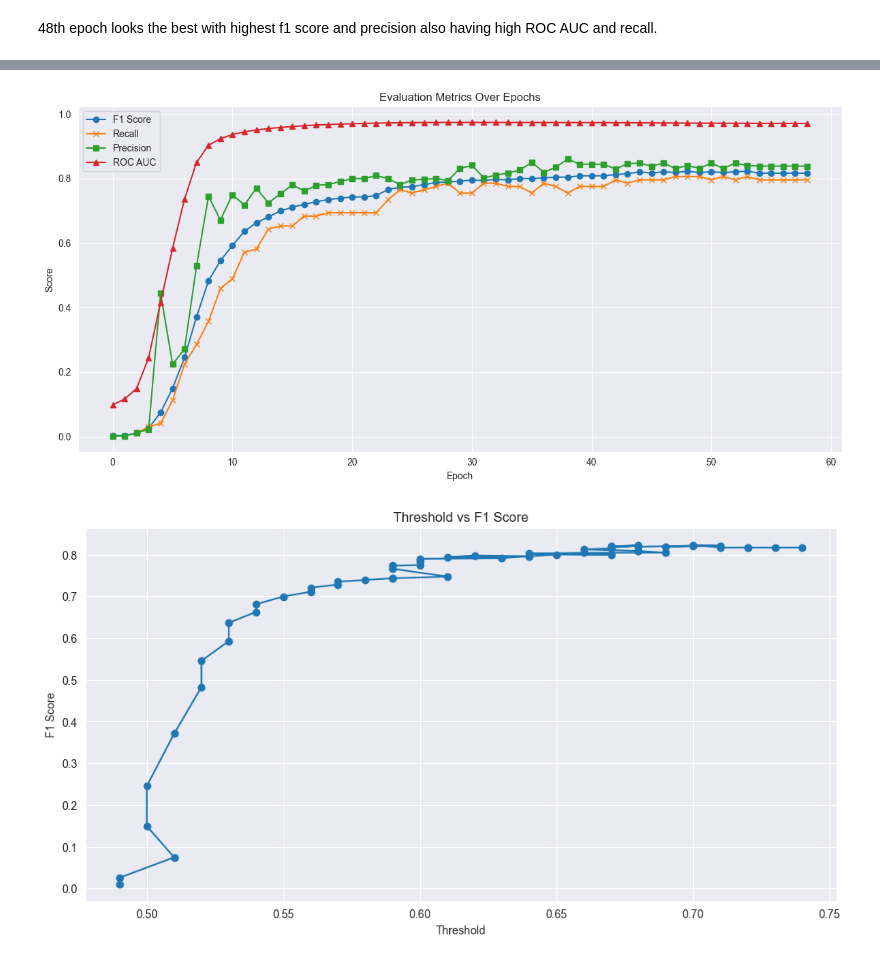
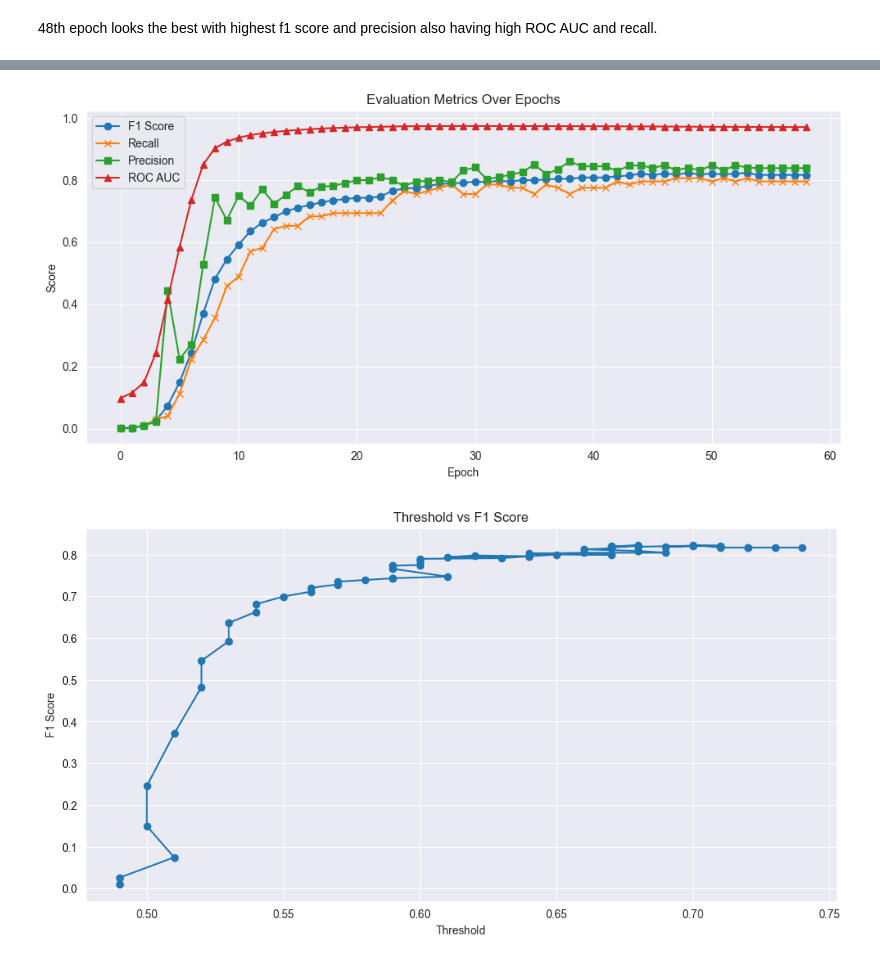
Before and after one commit to severussnape19/credit-card-fraud-detection, a Jupyter notebook: project.ipynb, the cells around one changed output, grey strips where cells are left out. Cells and saved outputs as stored; diff of their text form; code cells hidden in the pictures.

```diff
--- a/project.ipynb
+++ b/project.ipynb
@@ -264,19 +281,19 @@ Model from epoch 48 with Best Thereshold: 0.6800 | F1 = 0.8229 | Precision : 0.8
 # %%
 sns.set_style('darkgrid')
-plt.figure(figsize=(12, 6))
+plt.figure(figsize=(10, 5))
 plt.plot(epoch_count, f1_scores, label='F1 Score', marker='o')
 plt.plot(epoch_count[2:], recall_scores[2:], label='Recall', marker='x')
 plt.plot(epoch_count, precision_scores, label='Precision', marker='s')
 plt.plot(epoch_count, roc_scores, label='ROC AUC', marker='^')
 plt.xlabel('Epoch')
 plt.ylabel('Score')
 plt.title('Evaluation Metrics Over Epochs')
 plt.grid(True)
 plt.legend()
 plt.tight_layout()
 plt.show()
 # %% [output]
-[figure, old version]
+[figure, new version]
 # %%
 sns.set_style('darkgrid')
 plt.figure(figsize=(12, 6))
```
Also changed, not shown: parts of 12 cells of this notebook.
